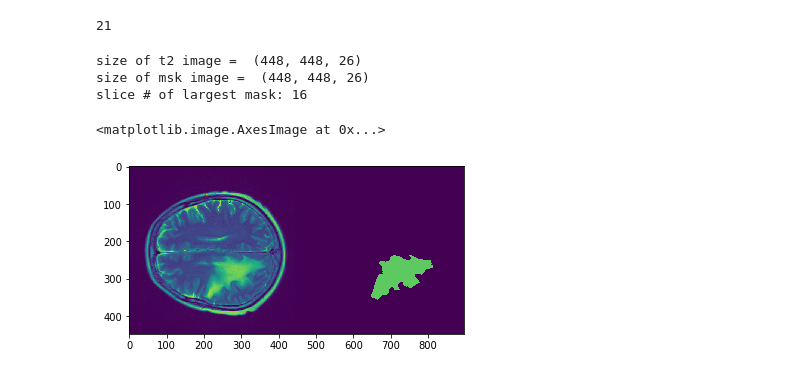
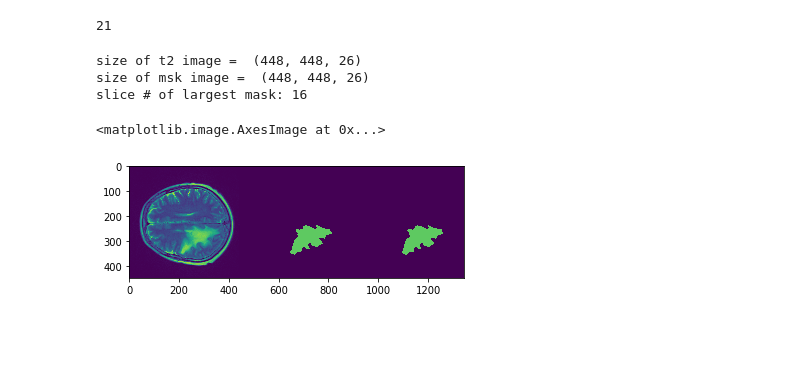
Before and after one commit to YoonhoNam/cmcradiomics, a Jupyter notebook: edema_dist.ipynb, the cells around one changed output. Saved outputs shown, nothing was run; the diff lists cells and outputs as text; code cells hidden in the pictures; blank space fills up the shorter version.

```diff
--- a/edema_dist.ipynb
+++ b/edema_dist.ipynb
@@ -31,6 +16,6 @@ segname_new = "t2_edema_processed.nii.gz"
 # %%
 t2 = nib.load(path+'/'+imgname)
-msk = nib.load(path+'/'+segname)
+edm = nib.load(path+'/'+segname)
 total = nib.load(path+'/'+totalname)
 # %%
 vs = t2.header.get_zooms()
@@ -42,20 +27,20 @@ Nd
 # %%
 
 t2img = t2.get_fdata()
 print('size of t2 image = ',t2img.shape)
-mskimg = msk.get_fdata()
-print('size of msk image = ',mskimg.shape)
+edmimg = edm.get_fdata()
+print('size of msk image = ',edmimg.shape)
 totalimg = total.get_fdata()
 
-zzz=np.sum(np.sum(mskimg,axis=1),axis=0);
+zzz=np.sum(np.sum(edmimg,axis=1),axis=0);
 zmax=np.argmax(zzz)
 print('slice # of largest mask:',zmax)
 
 n_slice = zmax # slice number to be displayed
-plt.imshow(np.concatenate((t2img[:,:,n_slice],1000*mskimg[:,:,n_slice]),axis=1))
+plt.imshow(np.concatenate((t2img[:,:,n_slice],1000*edmimg[:,:,n_slice],1000*totalimg[:,:,n_slice]),axis=1))
 # %% [output]
 size of t2 image =  (448, 448, 26)
 size of msk image =  (448, 448, 26)
 slice # of largest mask: 16
 <matplotlib.image.AxesImage at 0x...>
-[figure, old version]
+[figure, new version]
```
Also changed, not shown: parts of 7 cells of this notebook.
